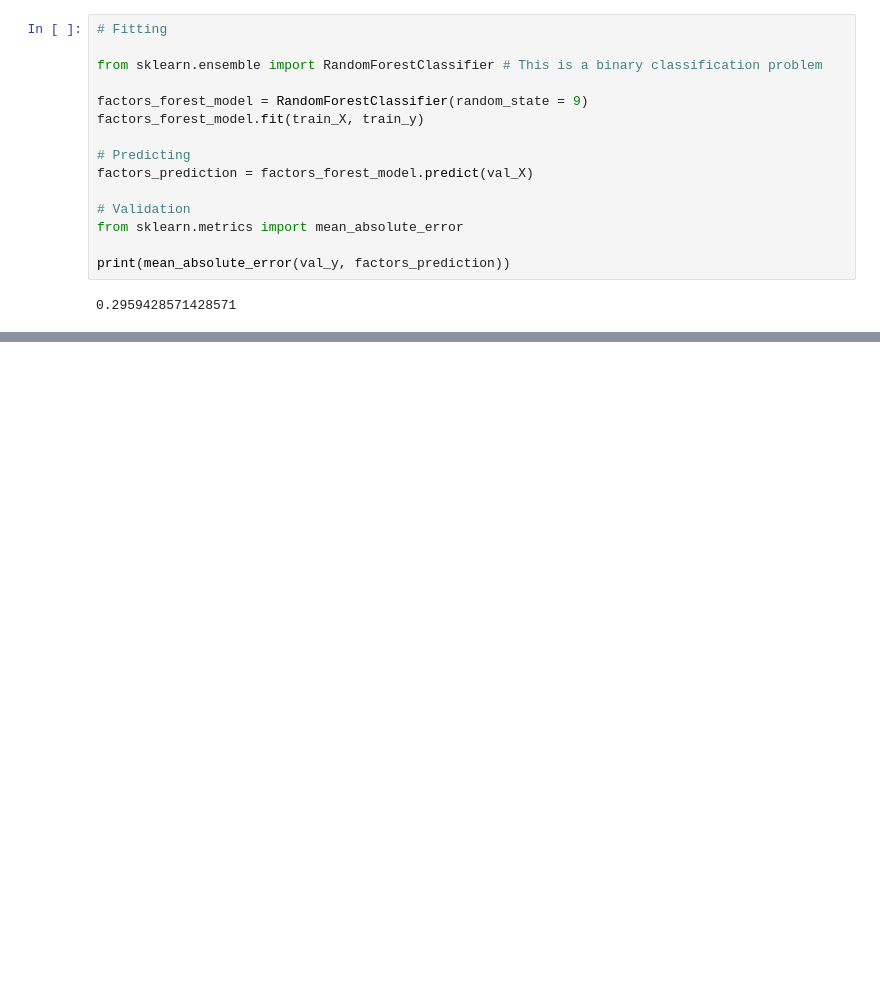
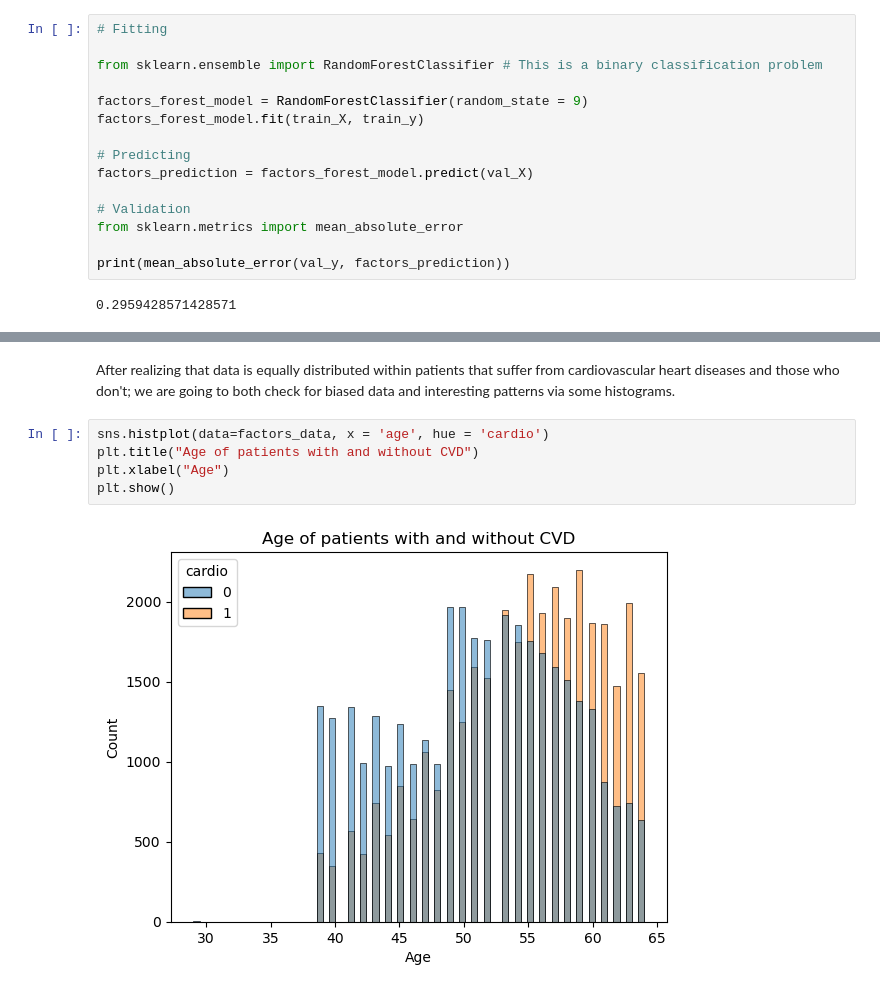
Before and after one commit to Violeta-Tejera/Cardiovascular-Diseases-Prediction, a Jupyter notebook: cardiovascular-heart-disease-predictor.ipynb, the cells around one changed output, grey strips where cells are left out. Cells and saved outputs as stored; diff of their text form; blank space fills up the shorter version.

```diff
--- a/cardiovascular-heart-disease-predictor.ipynb
+++ b/cardiovascular-heart-disease-predictor.ipynb
@@ -54,0 +86,9 @@ print(mean_absolute_error(val_y, factors_prediction))
+# %% [markdown]
+After realizing that data is equally distributed within patients that suffer from cardiovascular heart diseases and those who don't; we are going to both check for biased data and interesting patterns via some histograms.
+# %%
+sns.histplot(data=factors_data, x = 'age', hue = 'cardio')
+plt.title("Age of patients with and without CVD")
+plt.xlabel("Age")
+plt.show()
+# %% [output]
+[figure, added]
```
Also changed, not shown: parts of 9 cells of this notebook.
